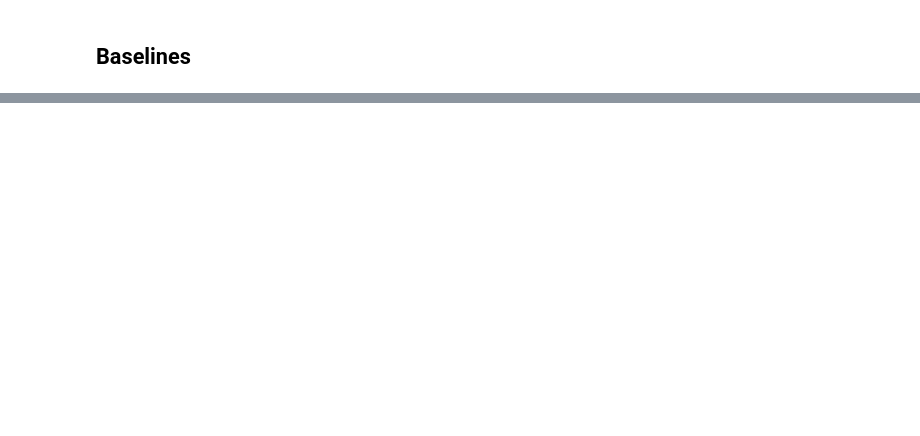
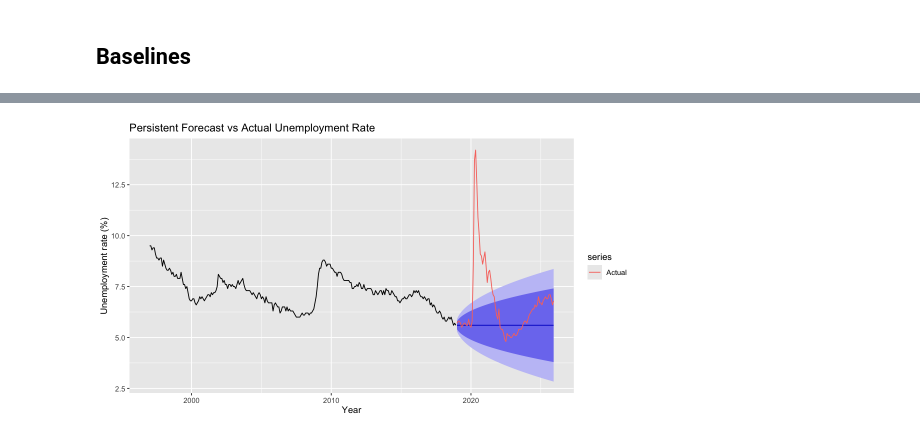
Before and after one commit to dhawal-rathore/Unemployment-Rate-Forecasting-STAT-443, a Jupyter notebook: EDA+Baselines.ipynb, the cells around one changed output, grey strips where cells are left out. Drawn from its saved outputs; the diff is of its cells as text; code cells hidden in the pictures; blank space fills up the shorter version.

```diff
--- a/EDA+Baselines.ipynb
+++ b/EDA+Baselines.ipynb
@@ -313,2 +322,7 @@ all_gdp                  -0.4686860        0.9869102  1.0000000
 # %% [markdown]
 ## Baselines
+# %%
+train <- window(unemp_ts, end = c(2018, 12))
+test <- window(unemp_ts, start = c(2019, 1))
+length(train)
+length(test)
@@ -314,0 +350,4 @@ all_gdp                  -0.4686860        0.9869102  1.0000000
+# %%
+#Persistent Forecast
+persistent_fc <- naive(train, h = length(test))
+accuracy(persistent_fc, test)
@@ -314,0 +359,10 @@ all_gdp                  -0.4686860        0.9869102  1.0000000
+# %%
+autoplot(persistent_fc) +
+  autolayer(test, series = "Actual") +
+  labs(
+    title = "Persistent Forecast vs Actual Unemployment Rate",
+    x = "Year",
+    y = "Unemployment rate (%)"
+  )
+# %% [output]
+[figure, added]
```
Also changed, not shown: parts of 5 cells of this notebook.
